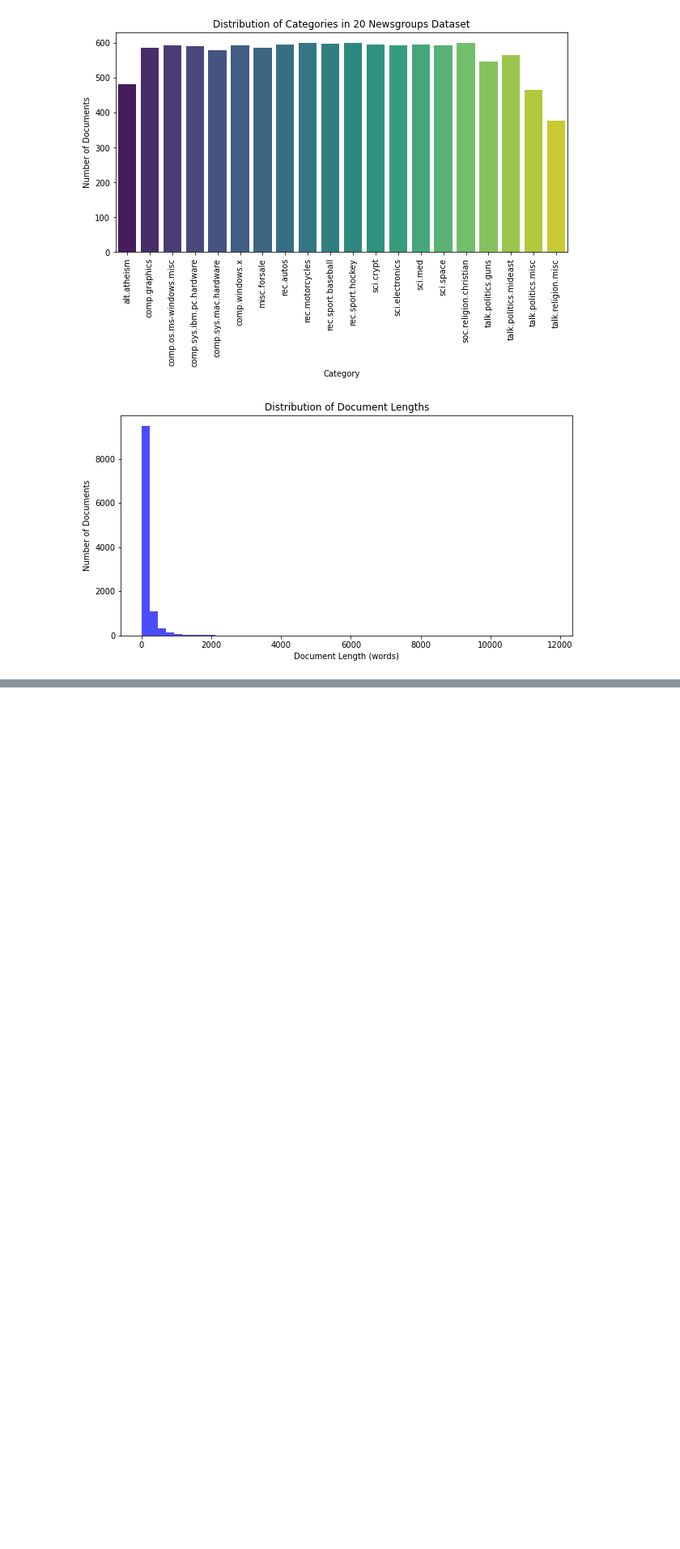
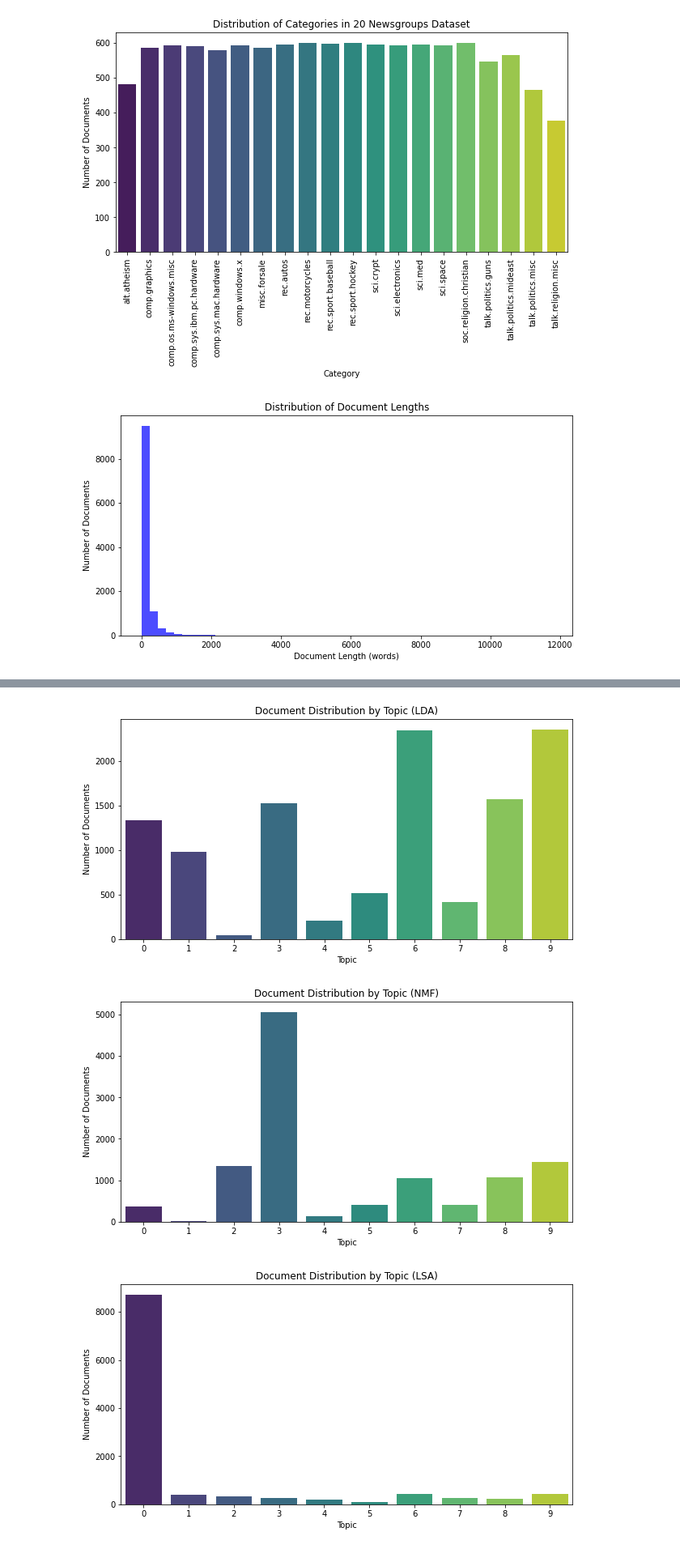
Before and after one commit to Neelay12988/data-science-portfolio, a Jupyter notebook: Language Models/Topic Modeling/Topic Modeling.ipynb, the cells around one changed output, grey strips where cells are left out. Shown: that part at 81% size. Drawn from its saved outputs; the diff is of its cells as text; code cells hidden in the pictures; blank space fills up the shorter version.

```diff
--- a/Language Models/Topic Modeling/Topic Modeling.ipynb
+++ b/Language Models/Topic Modeling/Topic Modeling.ipynb
@@ -167,0 +168,19 @@ plot_wordcloud(lsa_model, tfidf_vectorizer.get_feature_names_out(), "Wordcloud f
+# %%
+# Document distribution by topic for each model
+def plot_topic_distribution(model, topics, title):
+    topic_distribution = topics.argmax(axis=1)
+    topic_counts = pd.Series(topic_distribution).value_counts()
+    plt.figure(figsize=(10, 5))
+    sns.barplot(x=topic_counts.index, y=topic_counts.values, palette="viridis")
+    plt.xlabel('Topic')
+    plt.ylabel('Number of Documents')
+    plt.title(title)
+    plt.show()
+
+plot_topic_distribution(lda_model_sklearn, lda_topics_sklearn, "Document Distribution by Topic (LDA)")
+plot_topic_distribution(nmf_model, nmf_topics, "Document Distribution by Topic (NMF)")
+plot_topic_distribution(lsa_model, lsa_topics, "Document Distribution by Topic (LSA)")
+# %% [output]
+[figure, added]
+[figure, added]
+[figure, added]
```
Also changed, not shown: parts of 3 cells of this notebook.
